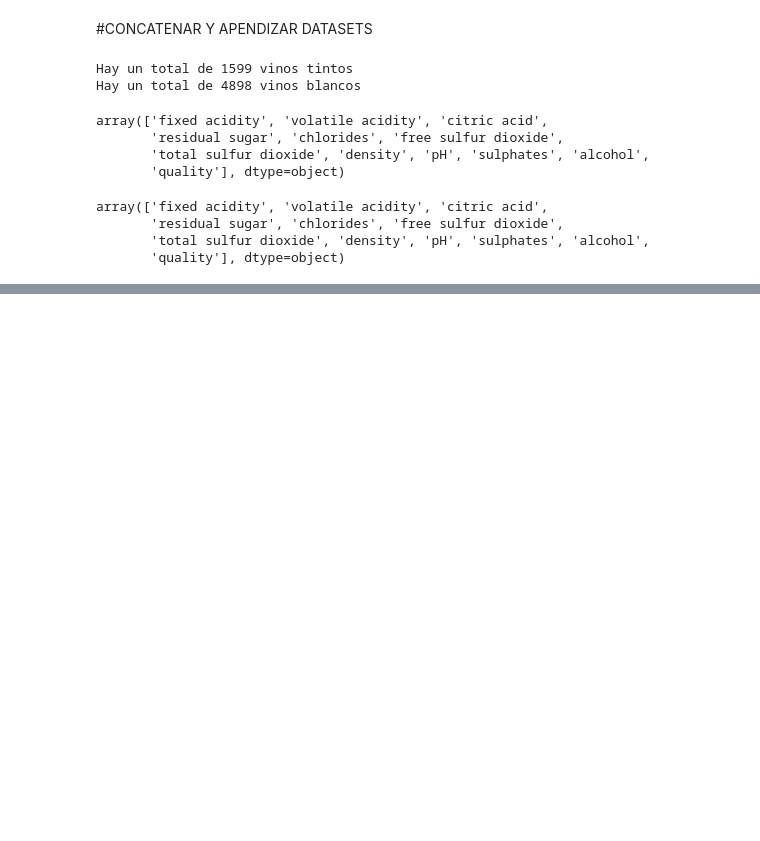
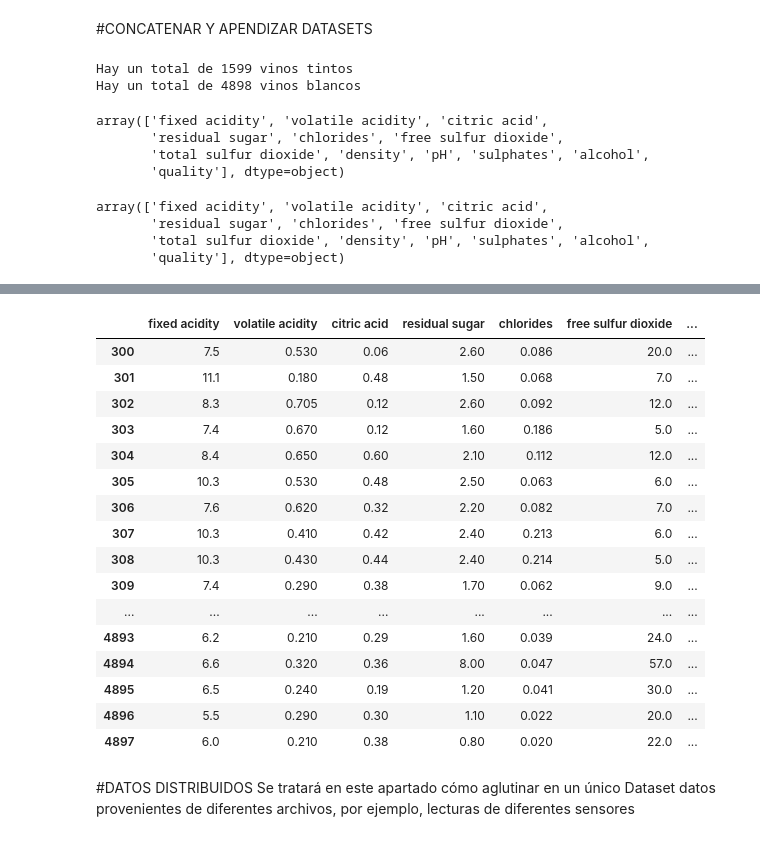
Before and after one commit to javilledo/MachineLearning, a Jupyter notebook: notebooks/t02_04_data_cleaning_concatenación_de_datos.ipynb, the cells around one changed output, grey strips where cells are left out. Drawn from its saved outputs; the diff is of its cells as text; code cells hidden in the pictures; blank space fills up the shorter version.

```diff
--- a/notebooks/t02_04_data_cleaning_concatenación_de_datos.ipynb
+++ b/notebooks/t02_04_data_cleaning_concatenación_de_datos.ipynb
@@ -32,0 +68,24 @@ array(['fixed acidity', 'volatile acidity', 'citric acid',
+# %%
+wine_scramble = pd.concat ([data2, data1, data3], axis = 0)
+wine_scramble
+# %% [output]
+|  | fixed acidity | volatile acidity | citric acid | residual sugar | chlorides | free sulfur dioxide | ... |
+| 300 | 7.5 | 0.530 | 0.06 | 2.60 | 0.086 | 20.0 | ... |
+| 301 | 11.1 | 0.180 | 0.48 | 1.50 | 0.068 | 7.0 | ... |
+| 302 | 8.3 | 0.705 | 0.12 | 2.60 | 0.092 | 12.0 | ... |
+| 303 | 7.4 | 0.670 | 0.12 | 1.60 | 0.186 | 5.0 | ... |
+| 304 | 8.4 | 0.650 | 0.60 | 2.10 | 0.112 | 12.0 | ... |
+| 305 | 10.3 | 0.530 | 0.48 | 2.50 | 0.063 | 6.0 | ... |
+| 306 | 7.6 | 0.620 | 0.32 | 2.20 | 0.082 | 7.0 | ... |
+| 307 | 10.3 | 0.410 | 0.42 | 2.40 | 0.213 | 6.0 | ... |
+| 308 | 10.3 | 0.430 | 0.44 | 2.40 | 0.214 | 5.0 | ... |
+| 309 | 7.4 | 0.290 | 0.38 | 1.70 | 0.062 | 9.0 | ... |
+| ... | ... | ... | ... | ... | ... | ... | ... |
+| 4893 | 6.2 | 0.210 | 0.29 | 1.60 | 0.039 | 24.0 | ... |
+| 4894 | 6.6 | 0.320 | 0.36 | 8.00 | 0.047 | 57.0 | ... |
+| 4895 | 6.5 | 0.240 | 0.19 | 1.20 | 0.041 | 30.0 | ... |
+| 4896 | 5.5 | 0.290 | 0.30 | 1.10 | 0.022 | 20.0 | ... |
+| 4897 | 6.0 | 0.210 | 0.38 | 0.80 | 0.020 | 22.0 | ... |
+# %% [markdown]
+#DATOS DISTRIBUIDOS
+Se tratará en este apartado cómo aglutinar en un único Dataset datos provenientes de diferentes archivos, por ejemplo, lecturas de diferentes sensores
```
Also changed, not shown: parts of 12 cells of this notebook.
